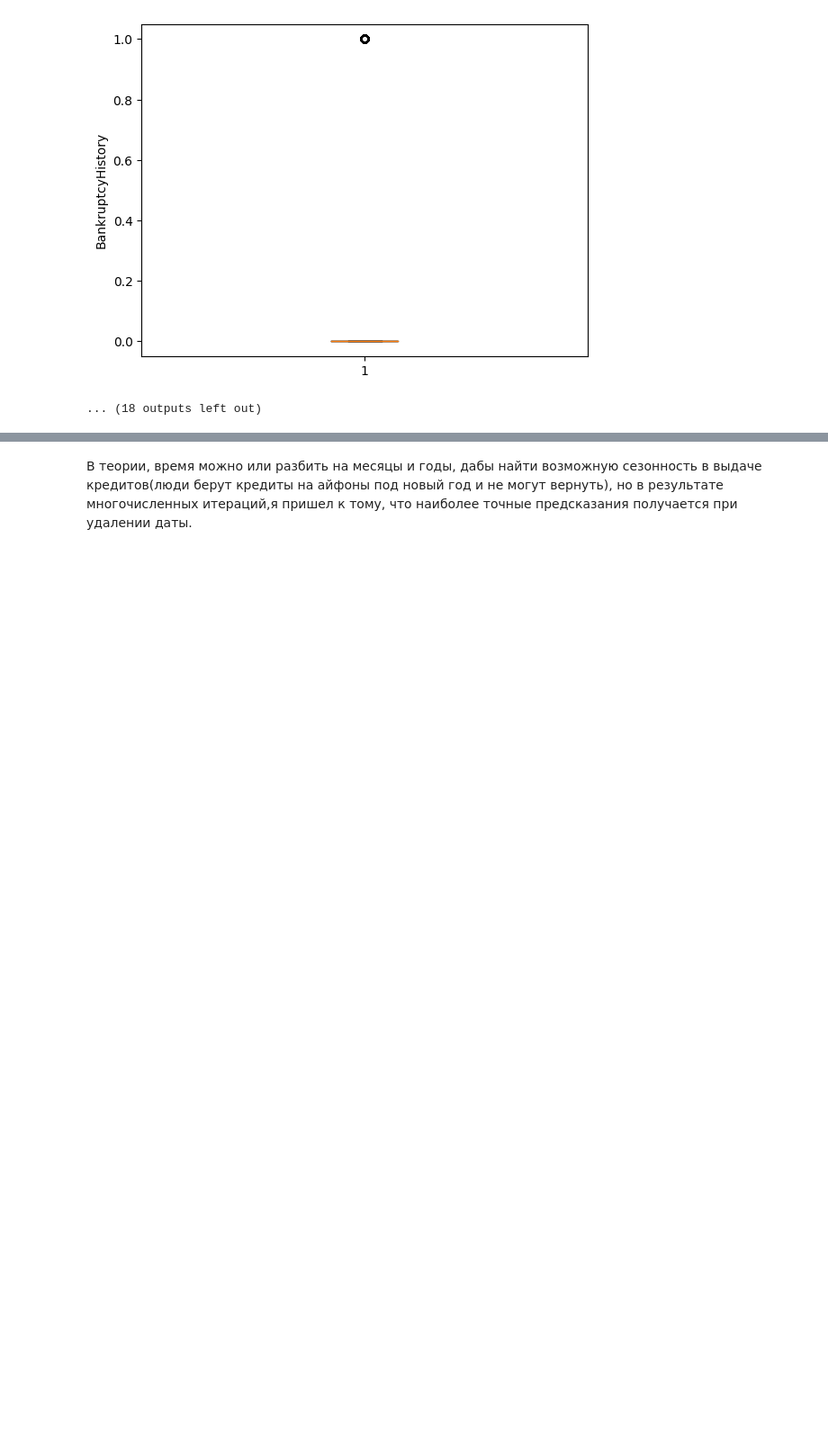
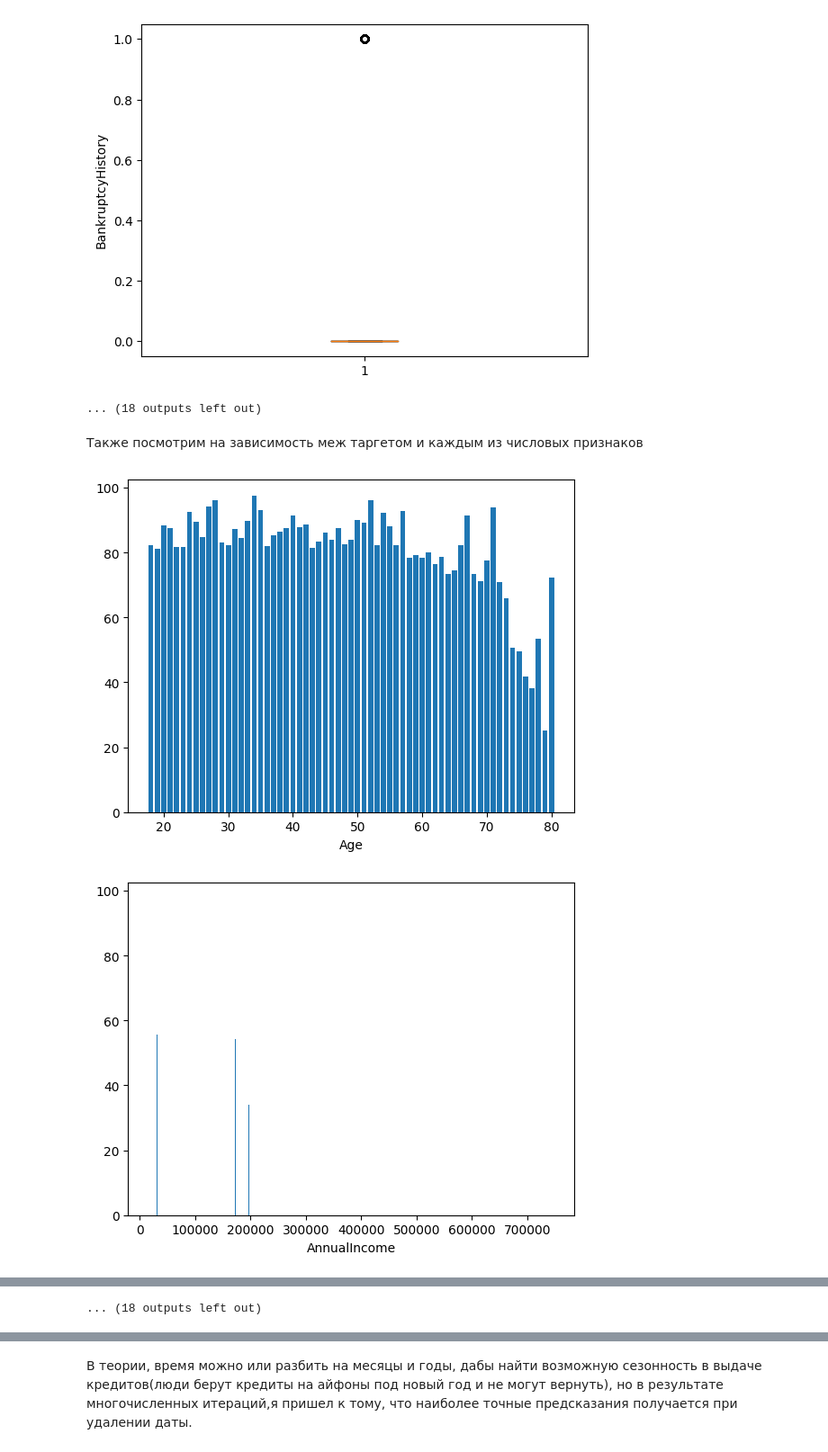
Before and after one commit to Alexstepano/ML_actual, a Jupyter notebook: 1_contest/Контест_1_Степанов_А_Н_,309Б.ipynb, the cells around one changed output, grey strips where cells are left out. Shown at 90% size. Cells and saved outputs as stored; diff of their text form; code cells hidden in the pictures; blank space fills up the shorter version.

```diff
--- a/1_contest/Контест_1_Степанов_А_Н_,309Б.ipynb
+++ b/1_contest/Контест_1_Степанов_А_Н_,309Б.ipynb
@@ -263,3 +185,14 @@ for collumn in df.columns.tolist():
 [figure]
 [figure]
 ... (18 outputs left out)
+# %% [markdown]
+Также посмотрим на зависимость меж таргетом и каждым из числовых признаков
+# %%
+for collumn in df.columns.tolist():
+  if pd.api.types.is_numeric_dtype(df[collumn]):
+    plt.bar(df[collumn],df['RiskScore'])
+    plt.xlabel(collumn)
+    plt.show()
+# %% [output]
+[figure, added]
+[figure, added]
@@ -266 +209,2 @@ for collumn in df.columns.tolist():
+... (18 outputs left out)
 # %% [markdown]
```
Also changed, not shown: parts of 11 cells of this notebook.
